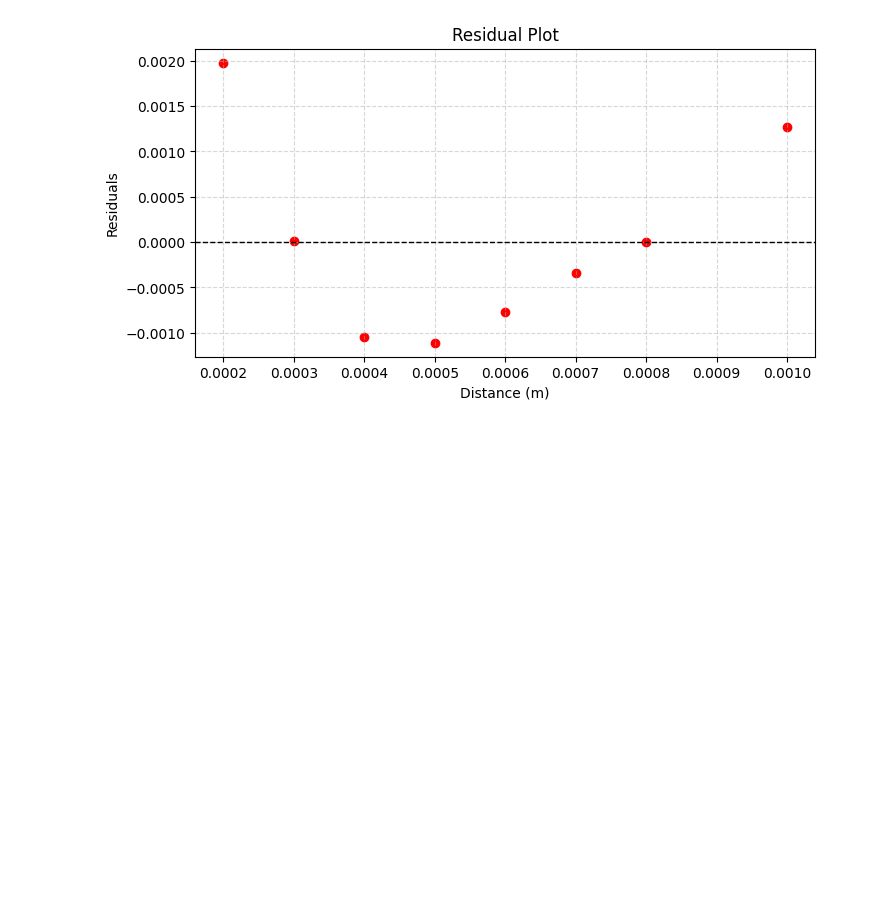
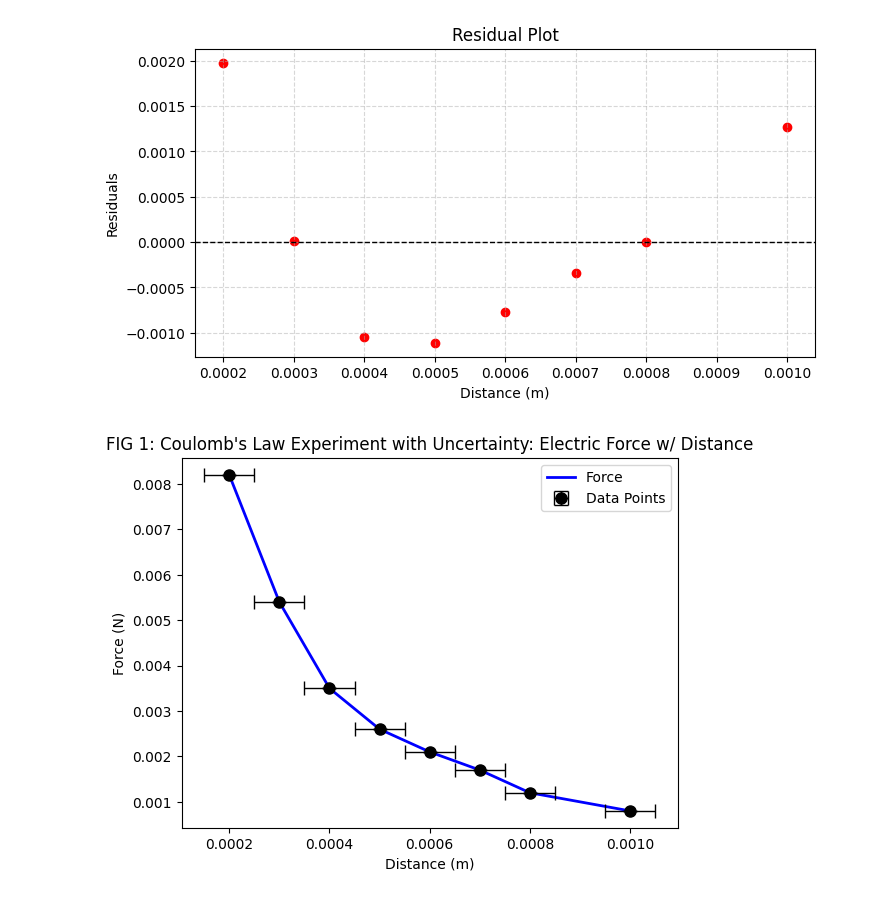
Before and after one commit to Avesta03/Electrostatics-Lab-Report-Analysis, a Jupyter notebook: analysis.ipynb, the cells around one changed output. Saved outputs shown, nothing was run; the diff lists cells and outputs as text; code cells hidden in the pictures; blank space fills up the shorter version.

Commit message:
Upgrading graphs and debugging uncertainties

```diff
--- a/analysis.ipynb
+++ b/analysis.ipynb
@@ -133,3 +133,26 @@ plt.show()
 # %% [output]
 [figure]
 [figure]
+# %%
+import matplotlib.pyplot as plt
+
+sorted_indices = df['Distance'].argsort()
+sorted_distance = df['Distance'][sorted_indices]
+sorted_force = df['Force'][sorted_indices]
+sorted_distance_error = df['Distance_Error'][sorted_indices]
+sorted_force_error = df['Force_Error'][sorted_indices]
+
+plt.plot(sorted_distance, sorted_force, label='Force', color='blue', linewidth=2)
+
+# Implementing fmt='o' as well as a legend.
+plt.errorbar(df['Distance'], df['Force'], xerr=0.00005, yerr=0, fmt='o', markersize=8, capsize=5, color='blue', ecolor='black', elinewidth=1, markeredgecolor='black', markerfacecolor='black', label='Data Points')
+
+plt.xlabel('Distance (m)')
+plt.ylabel('Force (N)')
+plt.title('FIG 1: Coulomb\'s Law Experiment with Uncertainty: Electric Force w/ Distance')
+
+plt.legend()
+
+plt.show()
+# %% [output]
+[figure, added]
```
Also changed, not shown: parts of 1 cell of this notebook.
